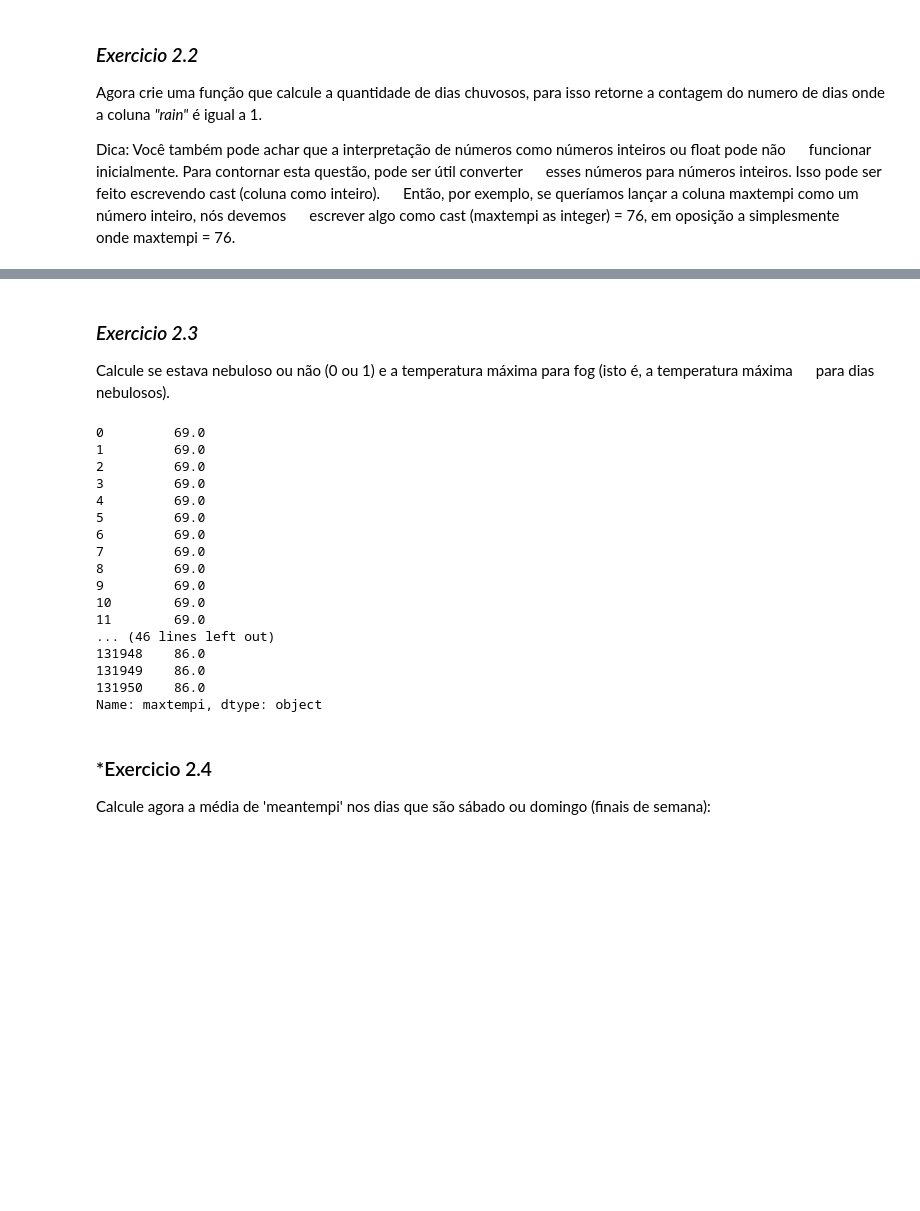
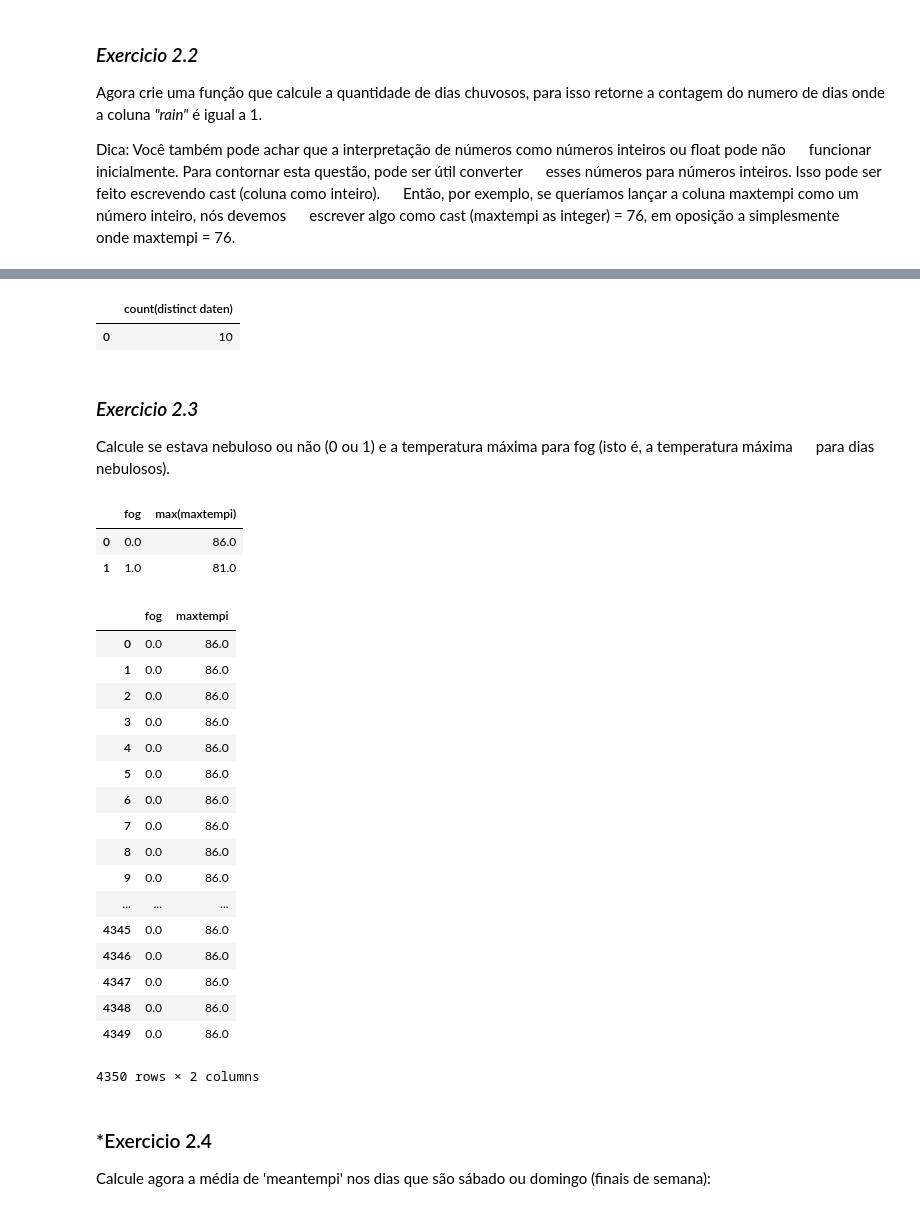
Before and after one commit to lidimayra/ny-subway-data-analysis, a Jupyter notebook: analyzing-subway-data-ndfdsi.ipynb.ipynb, the cells around one changed output, grey strips where cells are left out. Saved outputs shown, nothing was run; the diff lists cells and outputs as text; code cells hidden in the pictures; blank space fills up the shorter version.

Commit message:
[2.2] Ensure rainy days are returned grouped by date

```diff
--- a/analyzing-subway-data-ndfdsi.ipynb.ipynb
+++ b/analyzing-subway-data-ndfdsi.ipynb.ipynb
@@ -349,32 +341,64 @@ num_rainy_days(df)
+# %%
+import pandasql
+
+def num_rainy_days(df):
+    df.rename(columns = lambda x: x.replace(' ', '_').lower(), inplace=True)
+    query = 'SELECT COUNT(Distinct daten) FROM df WHERE rain = 1.0'
+    sqldf = pandasql.sqldf(query.lower(), locals())
+
+    return sqldf
+
+num_rainy_days(df)
+# %% [output]
+|  | count(distinct daten) |
+| 0 | 10 |
 # %% [markdown]
 ### *Exercicio 2.3*
 
 Calcule se estava nebuloso ou não (0 ou 1) e a temperatura máxima para fog (isto é, a temperatura máxima
      para dias nebulosos).
-# %%
-def max_temp_aggregate_by_fog(df):
-    return df['maxtempi']
-
-
-max_temp_aggregate_by_fog(df)
-# %% [output]
-0         69.0
-1         69.0
-2         69.0
-3         69.0
-4         69.0
-5         69.0
-6         69.0
-7         69.0
-8         69.0
-9         69.0
-10        69.0
-11        69.0
-... (46 lines left out)
-131948    86.0
-131949    86.0
-131950    86.0
-Name: maxtempi, dtype: object
+# %%
+def max_temp_aggregate_by_fog(df):
+    query = """
+        SELECT fog, MAX(maxtempi) FROM df
+            GROUP BY fog
+
+    """
+    return pandasql.sqldf(query.lower(), locals())
+
+max_temp_aggregate_by_fog(df)
+# %% [output]
+|  | fog | max(maxtempi) |
+| 0 | 0.0 | 86.0 |
+| 1 | 1.0 | 81.0 |
+# %%
+def max_temp_aggregate_by_fog(df):
+    query = """
+        SELECT fog, maxtempi FROM df
+            WHERE fog = 0.0 and maxtempi > 85.0
+    """
+    return pandasql.sqldf(query.lower(), locals())
+
+max_temp_aggregate_by_fog(df)
+# %% [output]
+|  | fog | maxtempi |
+| 0 | 0.0 | 86.0 |
+| 1 | 0.0 | 86.0 |
+| 2 | 0.0 | 86.0 |
+| 3 | 0.0 | 86.0 |
+| 4 | 0.0 | 86.0 |
+| 5 | 0.0 | 86.0 |
+| 6 | 0.0 | 86.0 |
+| 7 | 0.0 | 86.0 |
+| 8 | 0.0 | 86.0 |
+| 9 | 0.0 | 86.0 |
+| ... | ... | ... |
+| 4345 | 0.0 | 86.0 |
+| 4346 | 0.0 | 86.0 |
+| 4347 | 0.0 | 86.0 |
+| 4348 | 0.0 | 86.0 |
+| 4349 | 0.0 | 86.0 |
+4350 rows × 2 columns
 # %% [markdown]
 ### *Exercicio 2.4
 
```
Also changed, not shown: parts of 2 cells of this notebook.
